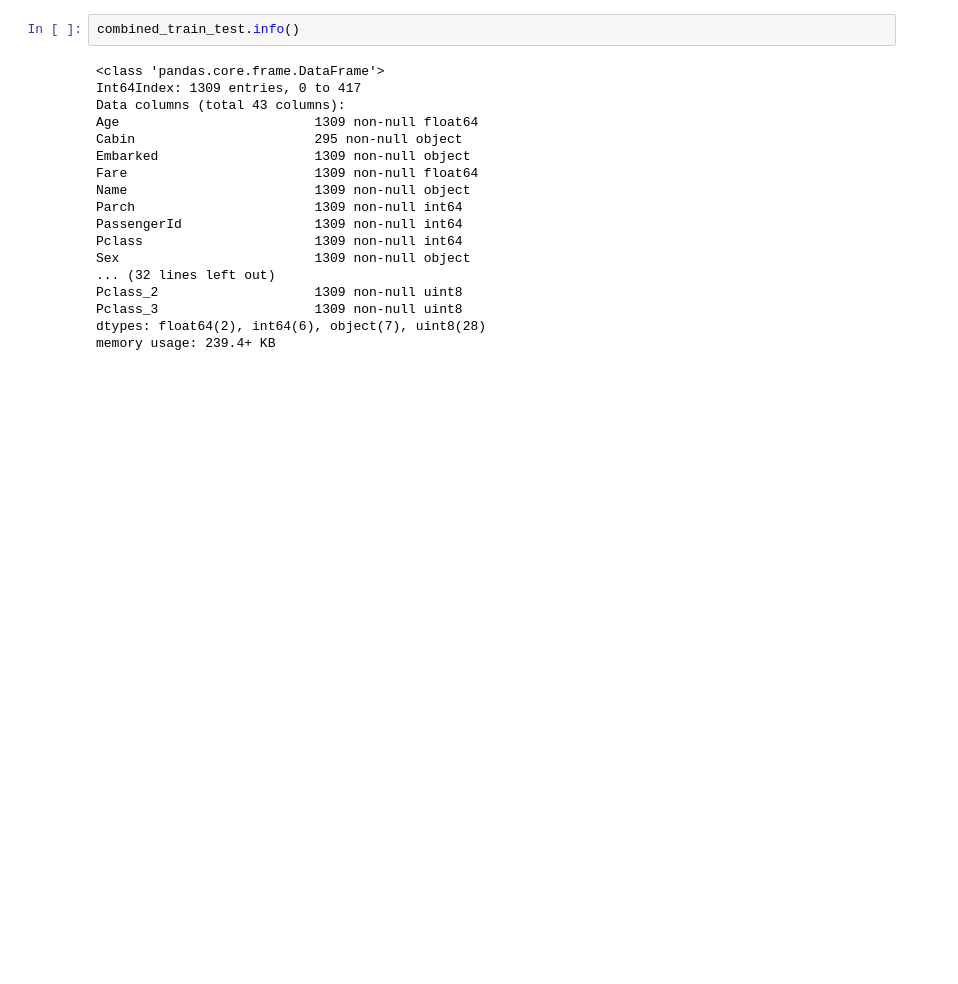
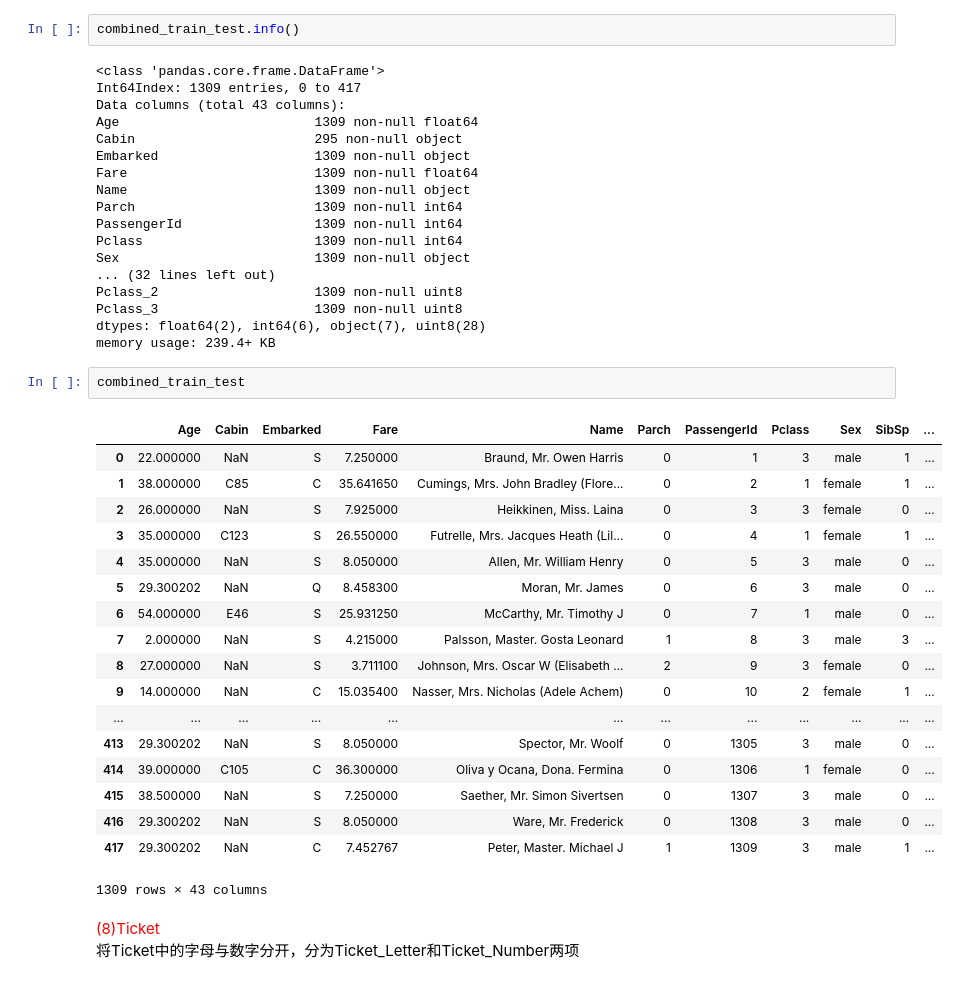
Before and after one commit to JJXiangJiaoJun/Titanic_predict, a Jupyter notebook: baseline.ipynb, the cells around one changed output. Cells and saved outputs as stored; diff of their text form; blank space fills up the shorter version.

```diff
--- a/baseline.ipynb
+++ b/baseline.ipynb
@@ -875,3 +875,27 @@ Pclass_2                    1309 non-null uint8
 Pclass_3                    1309 non-null uint8
 dtypes: float64(2), int64(6), object(7), uint8(28)
 memory usage: 239.4+ KB
+# %%
+combined_train_test
+# %% [output]
+|  | Age | Cabin | Embarked | Fare | Name | Parch | PassengerId | Pclass | Sex | SibSp | ... |
+| 0 | 22.000000 | NaN | S | 7.250000 | Braund, Mr. Owen Harris | 0 | 1 | 3 | male | 1 | ... |
+| 1 | 38.000000 | C85 | C | 35.641650 | Cumings, Mrs. John Bradley (Flore... | 0 | 2 | 1 | female | 1 | ... |
+| 2 | 26.000000 | NaN | S | 7.925000 | Heikkinen, Miss. Laina | 0 | 3 | 3 | female | 0 | ... |
+| 3 | 35.000000 | C123 | S | 26.550000 | Futrelle, Mrs. Jacques Heath (Lil... | 0 | 4 | 1 | female | 1 | ... |
+| 4 | 35.000000 | NaN | S | 8.050000 | Allen, Mr. William Henry | 0 | 5 | 3 | male | 0 | ... |
+| 5 | 29.300202 | NaN | Q | 8.458300 | Moran, Mr. James | 0 | 6 | 3 | male | 0 | ... |
+| 6 | 54.000000 | E46 | S | 25.931250 | McCarthy, Mr. Timothy J | 0 | 7 | 1 | male | 0 | ... |
+| 7 | 2.000000 | NaN | S | 4.215000 | Palsson, Master. Gosta Leonard | 1 | 8 | 3 | male | 3 | ... |
+| 8 | 27.000000 | NaN | S | 3.711100 | Johnson, Mrs. Oscar W (Elisabeth ... | 2 | 9 | 3 | female | 0 | ... |
+| 9 | 14.000000 | NaN | C | 15.035400 | Nasser, Mrs. Nicholas (Adele Achem) | 0 | 10 | 2 | female | 1 | ... |
+| ... | ... | ... | ... | ... | ... | ... | ... | ... | ... | ... | ... |
+| 413 | 29.300202 | NaN | S | 8.050000 | Spector, Mr. Woolf | 0 | 1305 | 3 | male | 0 | ... |
+| 414 | 39.000000 | C105 | C | 36.300000 | Oliva y Ocana, Dona. Fermina | 0 | 1306 | 1 | female | 0 | ... |
+| 415 | 38.500000 | NaN | S | 7.250000 | Saether, Mr. Simon Sivertsen | 0 | 1307 | 3 | male | 0 | ... |
+| 416 | 29.300202 | NaN | S | 8.050000 | Ware, Mr. Frederick | 0 | 1308 | 3 | male | 0 | ... |
+| 417 | 29.300202 | NaN | C | 7.452767 | Peter, Master. Michael J | 1 | 1309 | 3 | male | 1 | ... |
+1309 rows × 43 columns
+# %% [markdown]
+<font color=red> (8)Ticket </font><br>
+    将Ticket中的字母与数字分开，分为Ticket_Letter和Ticket_Number两项
```
Also changed, not shown: parts of 22 cells of this notebook, 1 other file.
